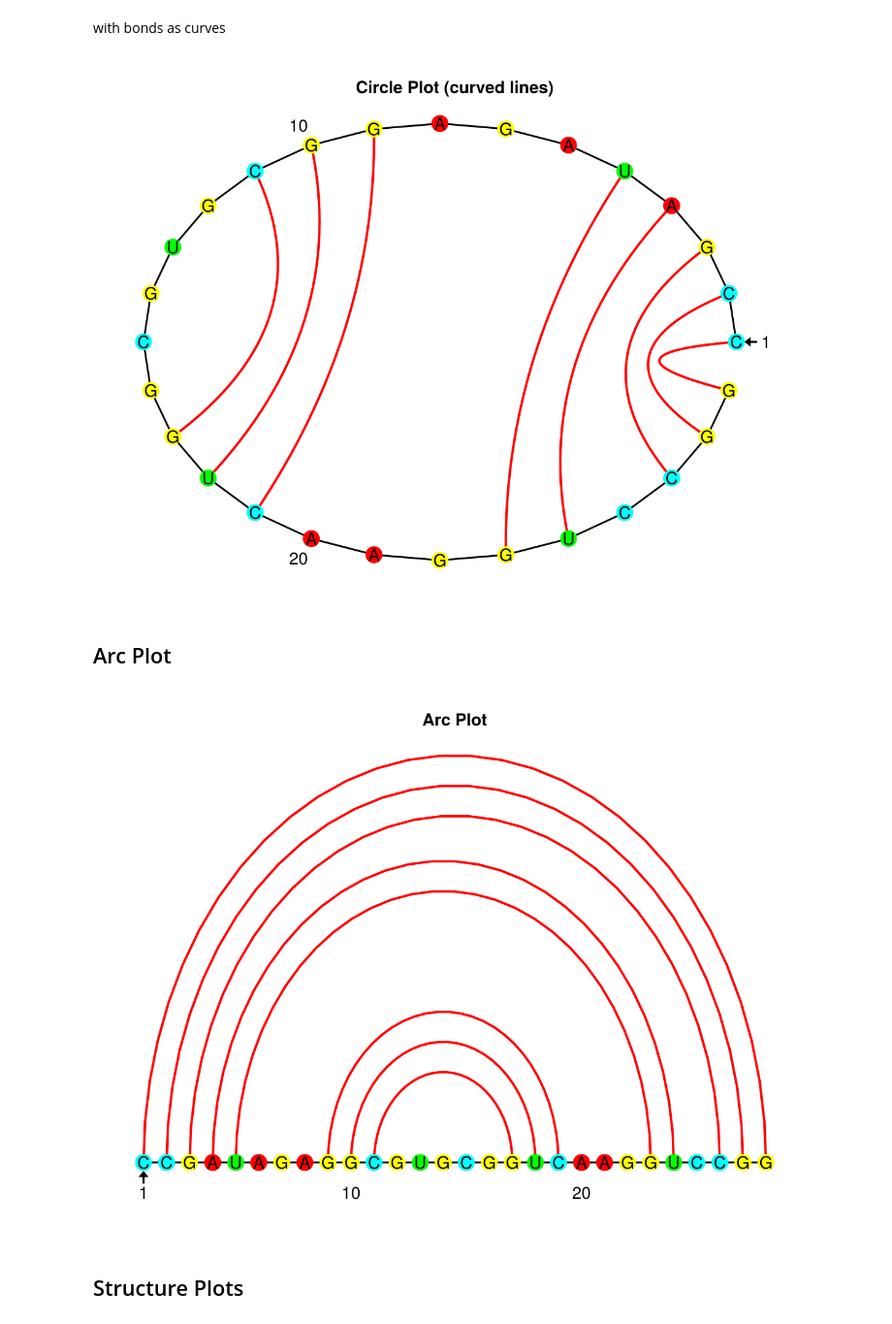
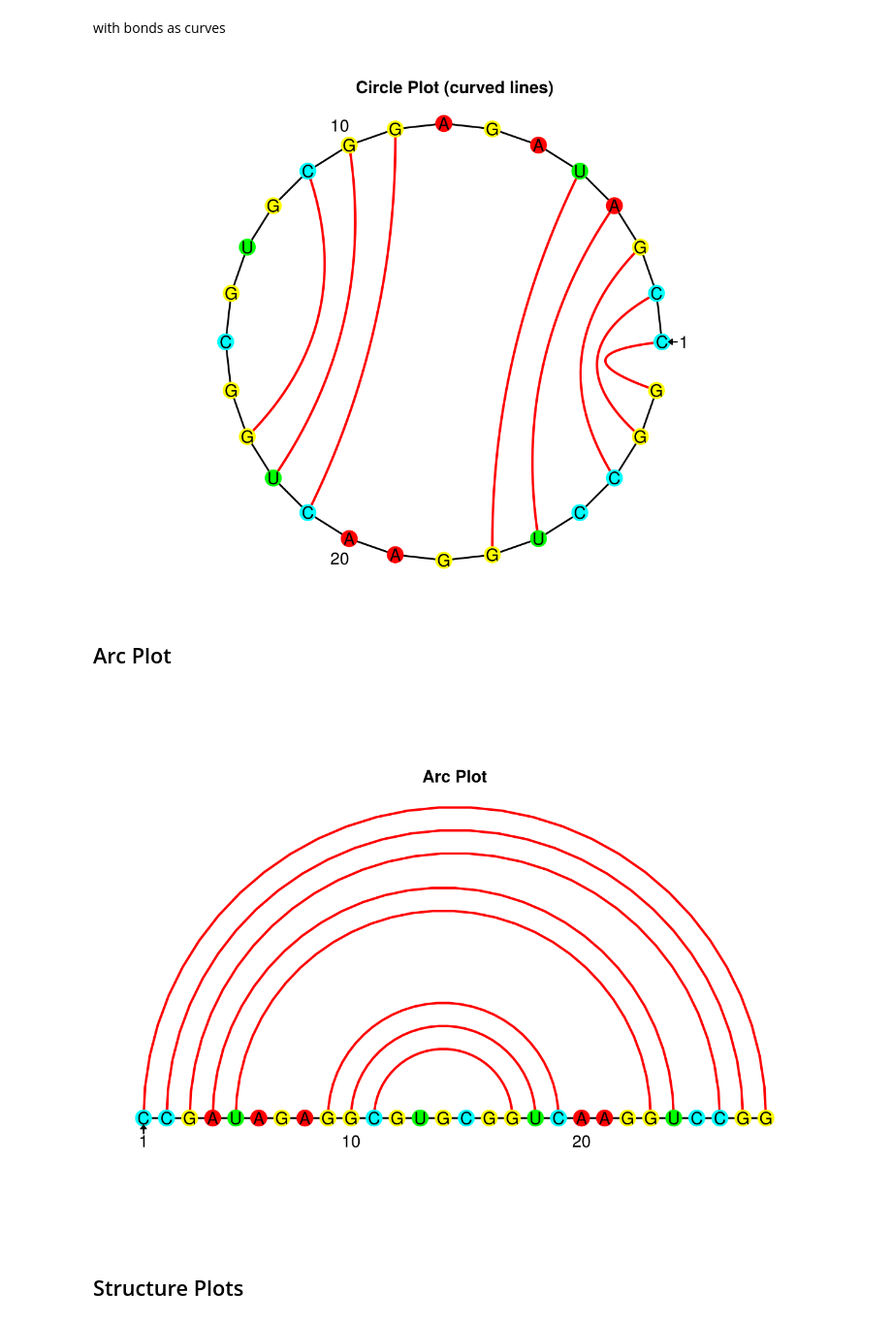
Before and after one commit to romanamo/RNAStructPlot, a Jupyter notebook: demo/showcase.ipynb, the cells around one changed output. Shown at 97% size. Cells and saved outputs as stored; diff of their text form; code cells hidden in the pictures.

```diff
--- a/demo/showcase.ipynb
+++ b/demo/showcase.ipynb
@@ -36,7 +36,7 @@ f
 with bonds as curves
 # %%
 f = Figure()
-ax = Axis(f[1,1], title="Circle Plot (curved lines)")
+ax = Axis(f[1,1], title="Circle Plot (curved lines)", aspect=DataAspect())
 
 Recipes.circleplot!(f[1,1], rnastruct, layout=:curves)
 
@@ -45,21 +45,21 @@ hidespines!(ax)
 
 f
 # %% [output]
-[figure, old version]
+[figure, new version]
 # %% [markdown]
 ## Arc Plot
 # %%
 f = Figure()
-ax = Axis(f[1,1], title="Arc Plot")
+ax = Axis(f[1,1], title="Arc Plot", aspect=DataAspect())
 
 Recipes.arcplot!(f[1,1], rnastruct)
 
 hidedecorations!(ax)
 hidespines!(ax)
 
 f
 # %% [output]
-[figure, old version]
+[figure, new version]
 # %% [markdown]
 ## Structure Plots
 # %% [markdown]
```
Also changed, not shown: parts of 3 cells of this notebook, 5 other files.
